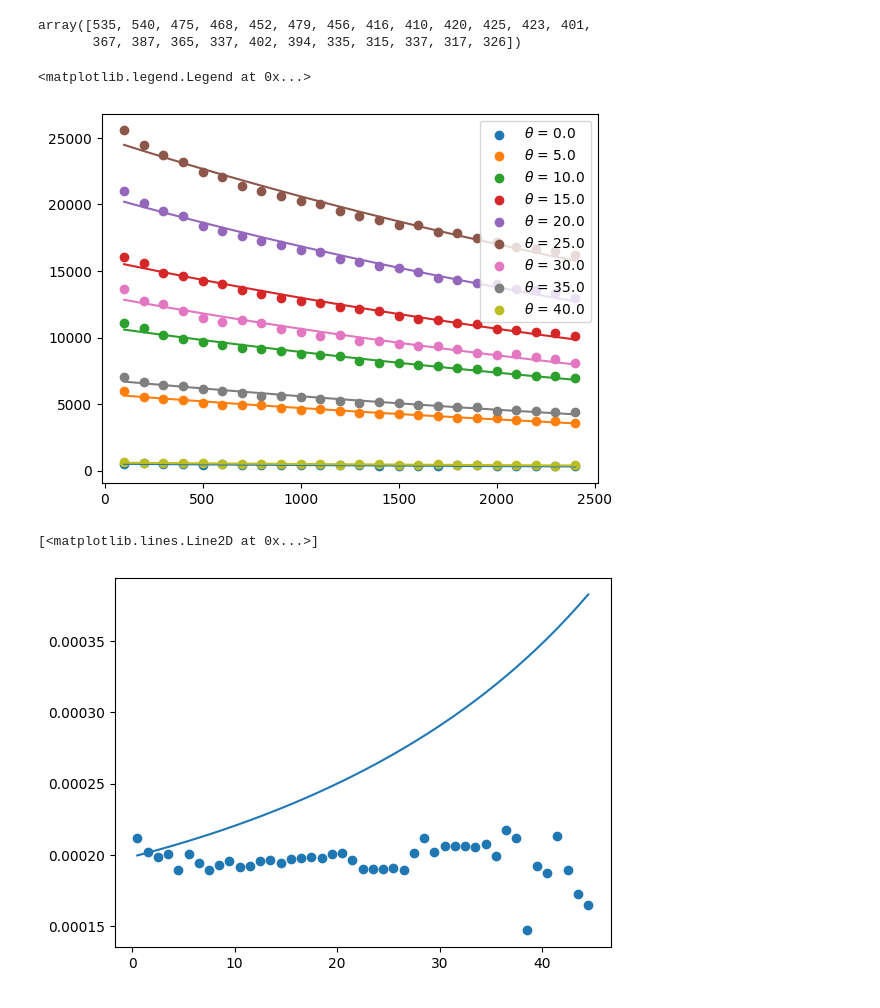
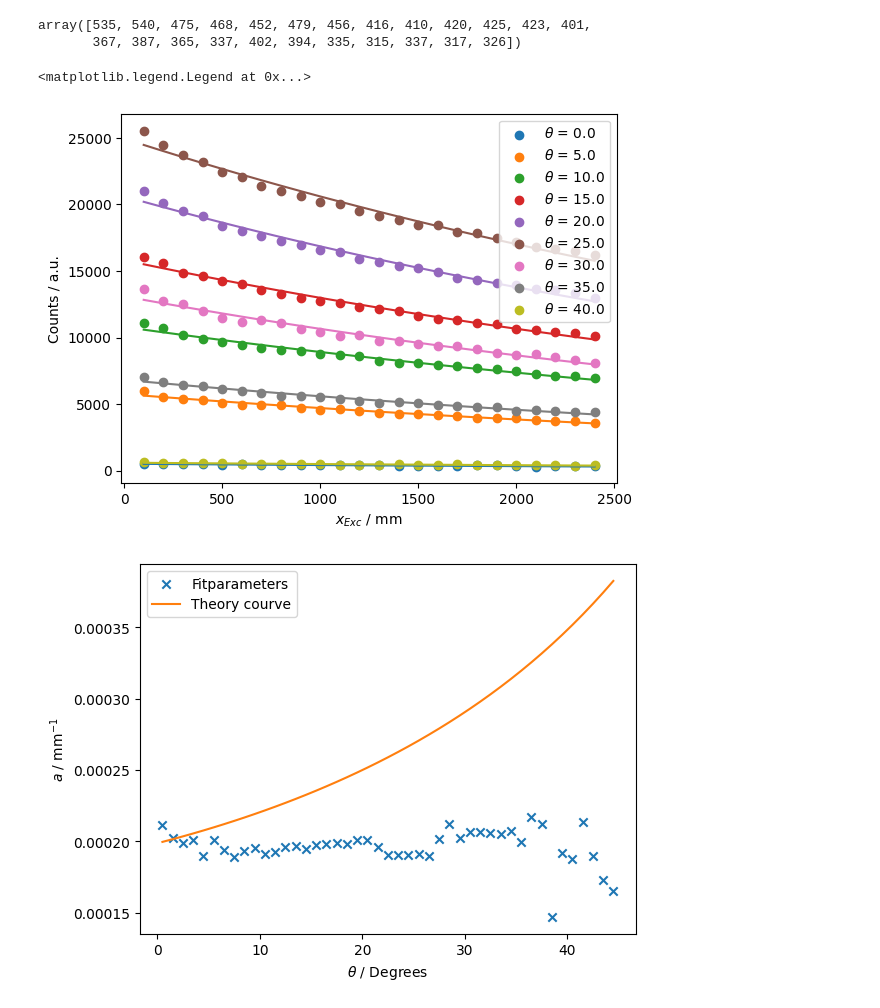
Before and after one commit to th3odor/TP_lab, a Jupyter notebook: reports/V_SciFi/aw.ipynb, the cells around one changed output. Saved outputs shown, nothing was run; the diff lists cells and outputs as text; code cells hidden in the pictures.

```diff
--- a/reports/V_SciFi/aw.ipynb
+++ b/reports/V_SciFi/aw.ipynb
@@ -245,23 +245,24 @@ array([535, 540, 475, 468, 452, 479, 456, 416, 410, 420, 425, 423, 401,
 # %%
 p = []
 c = []
 for i in range(45):
     I =  np.zeros(24)
 
     I= df[(df['thetha']*180/np.pi>(theta[i]-0.5)) & (df['thetha']*180/np.pi<(theta[i]+0.5))].groupby('gpsPosX').count()['wl'].to_numpy()
 
     popt, pcov = curve_fit(func, np.linspace(100,2400,24), I, p0=(24000,2*10**-4))
     p.append(popt)
     c.append(pcov)
     if (i%5==0):
         plt.scatter(np.linspace(100,2400,24), I, label=fr'$\theta$ = {theta[i]-0.5}')
         plt.plot(np.linspace(100,2400,24), func(np.linspace(100,2400,24), *popt))
 
-plt.
-plt.legend()
+plt.xlabel(r'$x_{Exc}$ / mm')
+plt.ylabel("Counts / a.u.")
+plt.legend();
 # %% [output]
 <matplotlib.legend.Legend at 0x...>
-[figure, old version]
+[figure, new version]
 # %%
 # p = []
 # c = []
@@ -287,13 +288,13 @@ for i in range(45):
     a[i] = p[i][1]
 # popt, pcov = curve_fit(func2, theta, a)
 # print(popt,func2(theta, *popt))
-plt.scatter(theta, a, label='stf')
-plt.plot(theta, func2(theta, a[0]-0.000013, a[0]/2))
+plt.scatter(theta, a, label='Fitparameters', marker="x")
+plt.plot(theta, func2(theta, a[0]-0.000013, a[0]/2), label='Theory courve', c='tab:orange')
 plt.xlabel(r"$\theta$ / Degrees")
-plt.xlabel()
+plt.ylabel(r'$a$ / $\mathrm{mm}^{-1}$')
+plt.legend();
 # %% [output]
-[<matplotlib.lines.Line2D at 0x...>]
-[figure, old version]
+[figure, new version]
 # %%
 angleC = []
 angleDC = []
```
